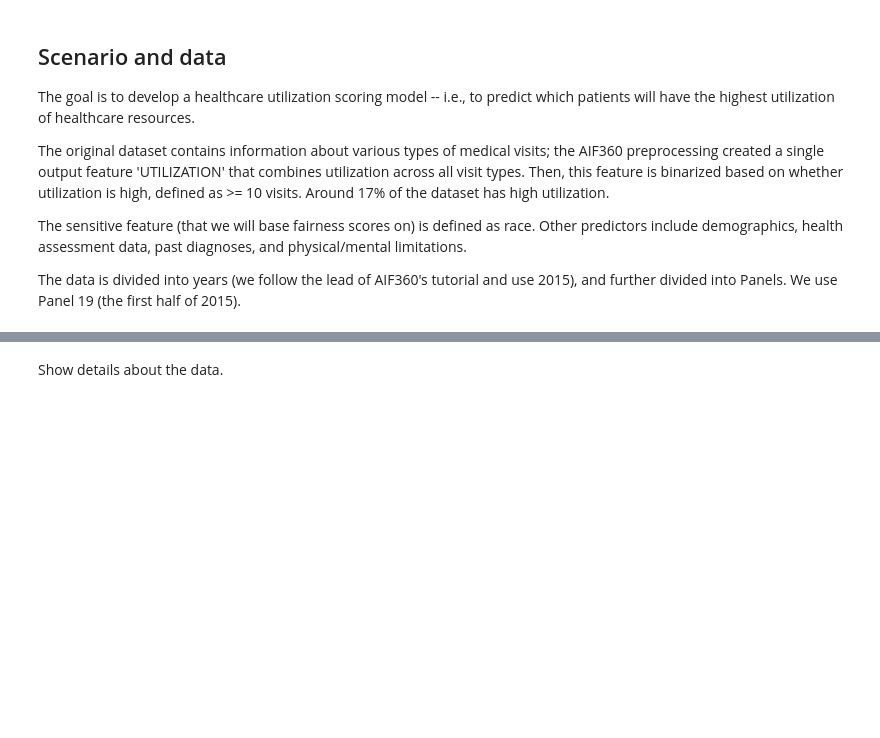
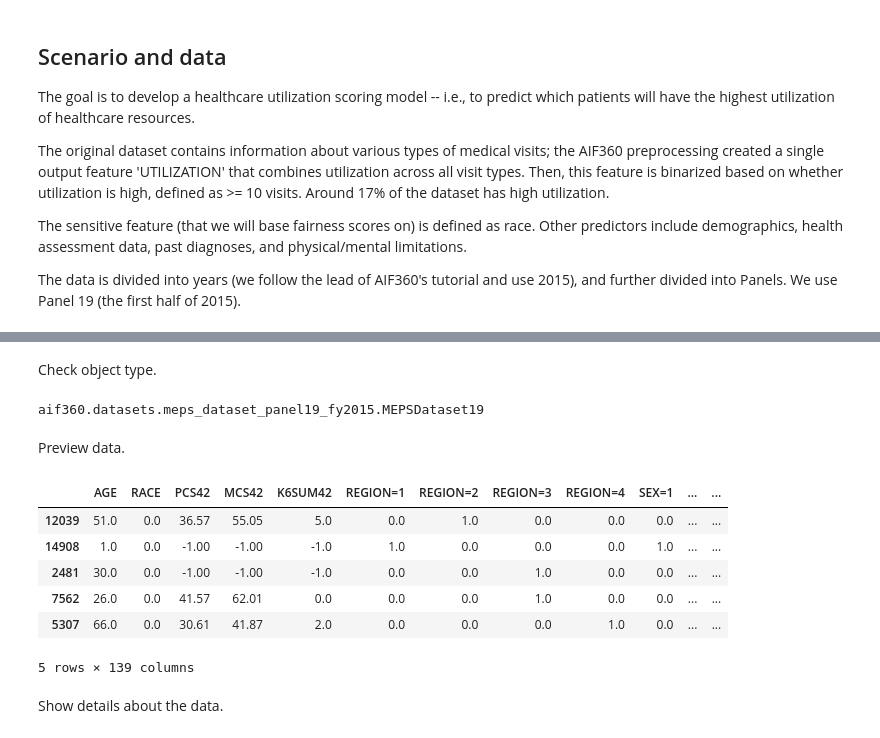
Before and after one commit to carpentries-incubator/fair-explainable-ml, a Jupyter notebook: code/fairness.ipynb, the cells around one changed output, grey strips where cells are left out. Drawn from its saved outputs; the diff is of its cells as text; code cells hidden in the pictures; blank space fills up the shorter version.

```diff
--- a/code/fairness.ipynb
+++ b/code/fairness.ipynb
@@ -60,6 +48,24 @@ unprivileged_groups = [{sens_attr: v} for v in
                        dataset_orig_panel19_train.unprivileged_protected_attributes[sens_ind]]
 privileged_groups = [{sens_attr: v} for v in
                      dataset_orig_panel19_train.privileged_protected_attributes[sens_ind]]
+# %% [markdown]
+Check object type.
+# %%
+type(dataset_orig_panel19_train)
+# %% [output]
+aif360.datasets.meps_dataset_panel19_fy2015.MEPSDataset19
+# %% [markdown]
+Preview data.
+# %%
+dataset_orig_panel19_train.convert_to_dataframe()[0].head()
+# %% [output]
+|  | AGE | RACE | PCS42 | MCS42 | K6SUM42 | REGION=1 | REGION=2 | REGION=3 | REGION=4 | SEX=1 | ... | ... |
+| 12039 | 51.0 | 0.0 | 36.57 | 55.05 | 5.0 | 0.0 | 1.0 | 0.0 | 0.0 | 0.0 | ... | ... |
+| 14908 | 1.0 | 0.0 | -1.00 | -1.00 | -1.0 | 1.0 | 0.0 | 0.0 | 0.0 | 1.0 | ... | ... |
+| 2481 | 30.0 | 0.0 | -1.00 | -1.00 | -1.0 | 0.0 | 0.0 | 1.0 | 0.0 | 0.0 | ... | ... |
+| 7562 | 26.0 | 0.0 | 41.57 | 62.01 | 0.0 | 0.0 | 0.0 | 1.0 | 0.0 | 0.0 | ... | ... |
+| 5307 | 66.0 | 0.0 | 30.61 | 41.87 | 2.0 | 0.0 | 0.0 | 0.0 | 1.0 | 0.0 | ... | ... |
+5 rows × 139 columns
 # %% [markdown]
 Show details about the data.
 # %%
```
Also changed, not shown: parts of 45 cells of this notebook, 3 other files.
